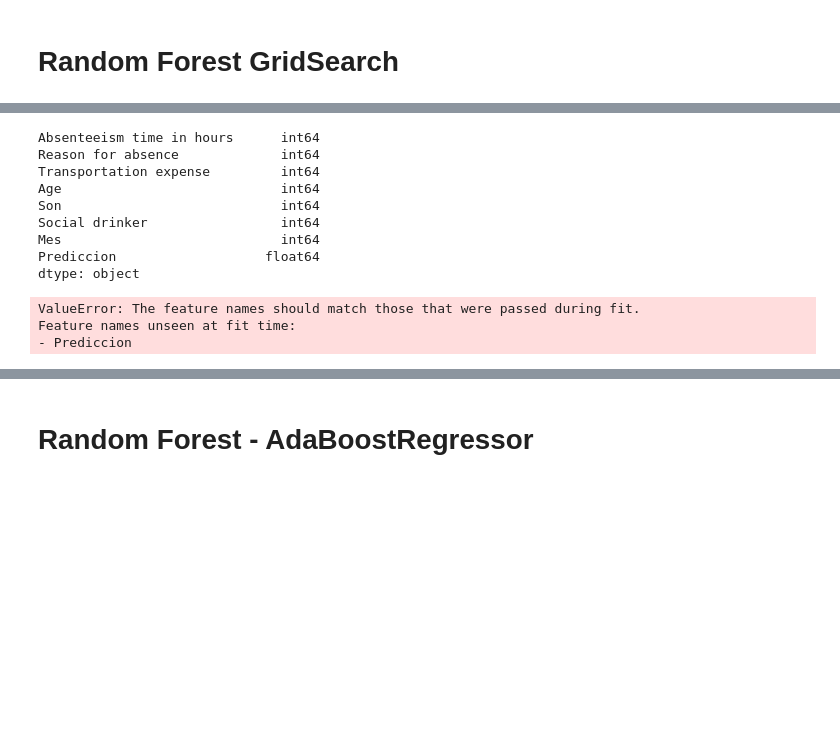
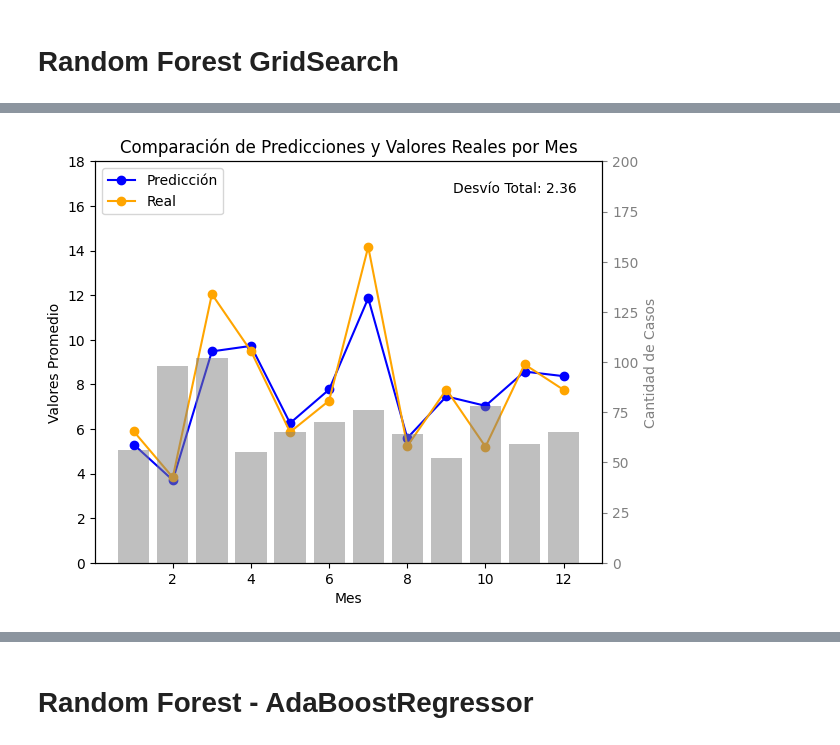
Before and after one commit to raulanegro/Chouse, a Jupyter notebook: Notebook_Final_Raul_Negro_version3_2.ipynb, the cells around one changed output, grey strips where cells are left out. Cells and saved outputs as stored; diff of their text form; code cells hidden in the pictures; blank space fills up the shorter version.

```diff
--- a/Notebook_Final_Raul_Negro_version3_2.ipynb
+++ b/Notebook_Final_Raul_Negro_version3_2.ipynb
@@ -1627,75 +1683,43 @@ Desvío medio entre Predicción y Real: 2.3035714285714284
-# %%
-df_nuevo_3.dtypes
-# %% [output]
-Absenteeism time in hours      int64
-Reason for absence             int64
-Transportation expense         int64
-Age                            int64
-Son                            int64
-Social drinker                 int64
-Mes                            int64
-Prediccion                   float64
-dtype: object
 # %%
-# Realizar predicciones en df_nuevo_3
-predicciones = np.round(random_forest_nuevo.predict(df_nuevo_3.drop('Absenteeism time in hours', axis=1)), 0)
+# Supongamos que ya tienes el DataFrame X_test1 con las columnas 'Prediccion' y 'Real'
+# y que 'Month of absence' es una columna que representa los meses en formato numérico
 
-# Añadir las predicciones como una nueva columna 'Prediccion'
-df_nuevo_3['Prediccion'] = predicciones
+# Convertir la columna 'Month of absence' a formato de fecha
+X_test1['Mes'] = pd.to_datetime(X_test1['Mes'], format='%m')
 
-# Añadir la columna 'Absenteeism time in hours' nuevamente al DataFrame
-df_nuevo_3['Absenteeism time in hours'] = df_nuevo_3_with_target['Absenteeism time in hours']
+# Agregar una columna 'Mes' basada en la columna de fecha
+#X_test1['Mes'] = X_test1['Mes'].dt.month
 
 # Crear un gráfico de líneas para la predicción y los valores reales
 fig, ax1 = plt.subplots()
 
 # Gráfico de líneas para la predicción y los valores reales en el primer eje y
 ax1.plot(X_test1.groupby('Mes')['Prediccion'].mean(), label='Predicción', marker='o', color='blue')
 ax1.plot(X_test1.groupby('Mes')['Real'].mean(), label='Real', marker='o', color='orange')
 ax1.set_xlabel('Mes')
 ax1.set_ylabel('Valores Promedio', color='black')
 ax1.tick_params('y', colors='black')
 ax1.legend(loc='upper left')
 ax1.set_ylim(0, 18)  # Establecer límites en el eje y1
 
 # Segundo eje y para la cantidad de casos
 ax2 = ax1.twinx()
 ax2.bar(X_test1.groupby('Mes')['Mes'].count().index, X_test1.groupby('Mes')['Mes'].count(), label='Casos', alpha=0.5, color='gray')
 ax2.set_ylabel('Cantidad de Casos', color='gray')
 ax2.tick_params('y', colors='gray')
 ax2.set_ylim(0, 200)  # Establecer límites en el eje y2
 
 # Calcular el desvío total y mostrarlo en el gráfico
-desvio_total = np.abs(X_test['Prediccion'] - X_test['Real']).mean()
+desvio_total = np.abs(X_test1['Prediccion'] - X_test1['Real']).mean()
 plt.text(0.95, 0.95, f'Desvío Total: {desvio_total:.2f}', ha='right', va='top', transform=plt.gca().transAxes)
 
 # Ajustar el diseño para evitar solapamientos
 fig.tight_layout()
 
 # Título del gráfico
 plt.title('Comparación de Predicciones y Valores Reales por Mes')
 
-# Entrenar el modelo
-random_forest.fit(X_train, Y_train)
-
-# Realizar predicciones en el conjunto de prueba
-y_pred = random_forest.predict(X_test1)
-
-# Calcular el error cuadrático medio (MSE)
-mse = mean_squared_error(Y_test, y_pred)
-print("Mean Squared Error:", mse)
-
-# Calcular el error absoluto medio (MAE)
-mae = mean_absolute_error(Y_test, y_pred)
-print("Mean Absolute Error:", mae)
-
-# Calcular el coeficiente de determinación (R²)
-r2 = r2_score(Y_test, y_pred)
-print("R-squared:", r2)
-
 # Mostrar el gráfico
 plt.show()
 # %% [output]
-ValueError: The feature names should match those that were passed during fit.
-Feature names unseen at fit time:
-- Prediccion
+[figure, added]
```
Also changed, not shown: parts of 36 cells of this notebook.
